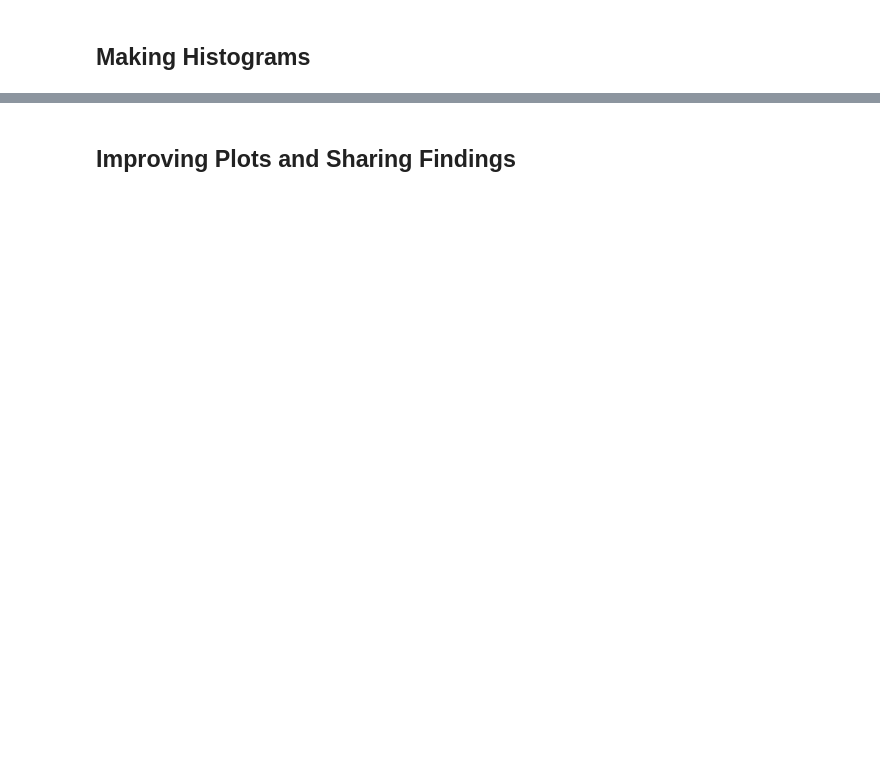
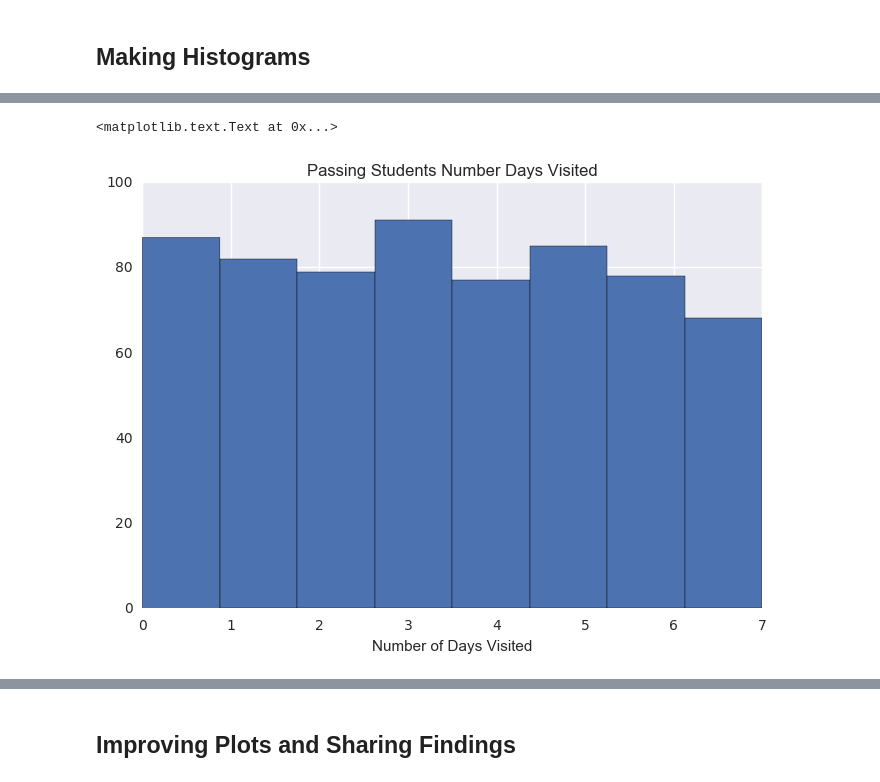
Before and after one commit to dnguyen22/Udacity-Intro-to-Data-Analysis, a Jupyter notebook: L1_Starter_Code.ipynb, the cells around one changed output, grey strips where cells are left out. Cells and saved outputs as stored; diff of their text form; code cells hidden in the pictures; blank space fills up the shorter version.

```diff
--- a/L1_Starter_Code.ipynb
+++ b/L1_Starter_Code.ipynb
@@ -399,0 +476,9 @@ non_passing_engagement =
+# %%
+print "Passing Students Number of Days Visited:"
+passing_days_visited_by_account = sum_grouped_items(passing_engagement_by_account, 'has_visited')
+passing_days_visited = passing_days_visited_by_account.values()
+describe_data(passing_days_visited)
+print "Non-Passing Students Number of Days Visited:"
+non_passing_days_visited_by_account = sum_grouped_items(non_passing_engagement_by_account, 'has_visited')
+non_passing_days_visited = non_passing_days_visited_by_account.values()
+describe_data(non_passing_days_visited)
@@ -409,0 +518,8 @@ non_passing_engagement =
+# %%
+import seaborn as sns
+plt.hist(passing_days_visited, bins=8)
+plt.xlabel('Number of Days Visited')
+plt.title('Passing Students Number Days Visited')
+# %% [output]
+<matplotlib.text.Text at 0x...>
+[figure, added]
```
Also changed, not shown: parts of 9 cells of this notebook.
